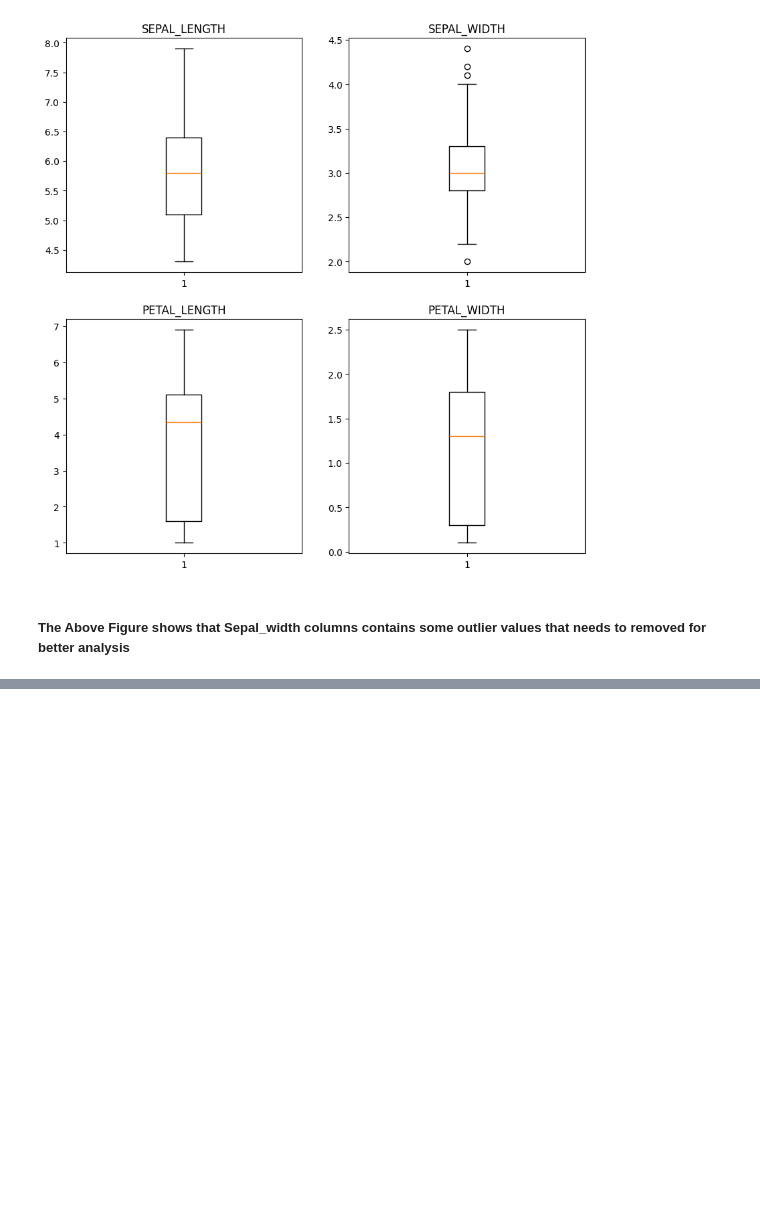
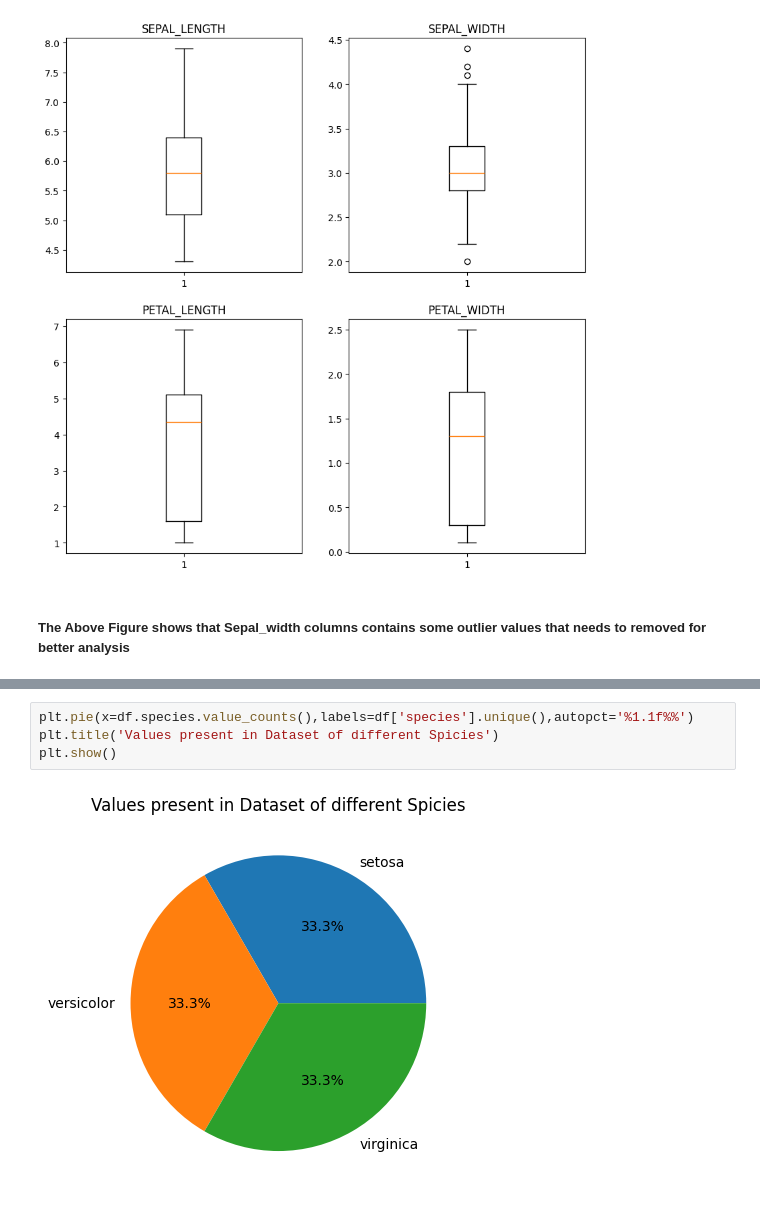
Before and after one commit to ArvindUpreti/Iris-dataset-Analysis, a Jupyter notebook: Iris Data Project.ipynb, the cells around one changed output, grey strips where cells are left out. Cells and saved outputs as stored; diff of their text form; blank space fills up the shorter version.

```diff
--- a/Iris Data Project.ipynb
+++ b/Iris Data Project.ipynb
@@ -183,0 +209,6 @@ Name: sepal_width, Length: 150, dtype: float64
+# %%
+plt.pie(x=df.species.value_counts(),labels=df['species'].unique(),autopct='%1.1f%%')
+plt.title('Values present in Dataset of different Spicies')
+plt.show()
+# %% [output]
+[figure, added]
```
Also changed, not shown: parts of 16 cells of this notebook.
